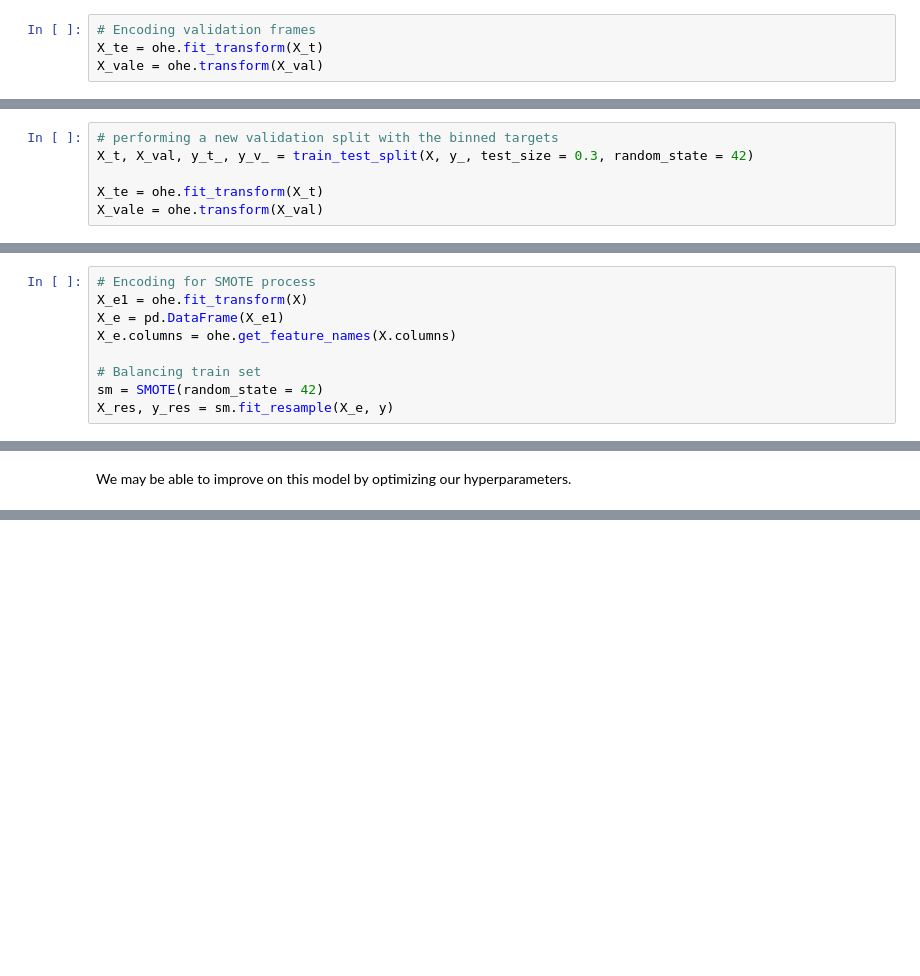
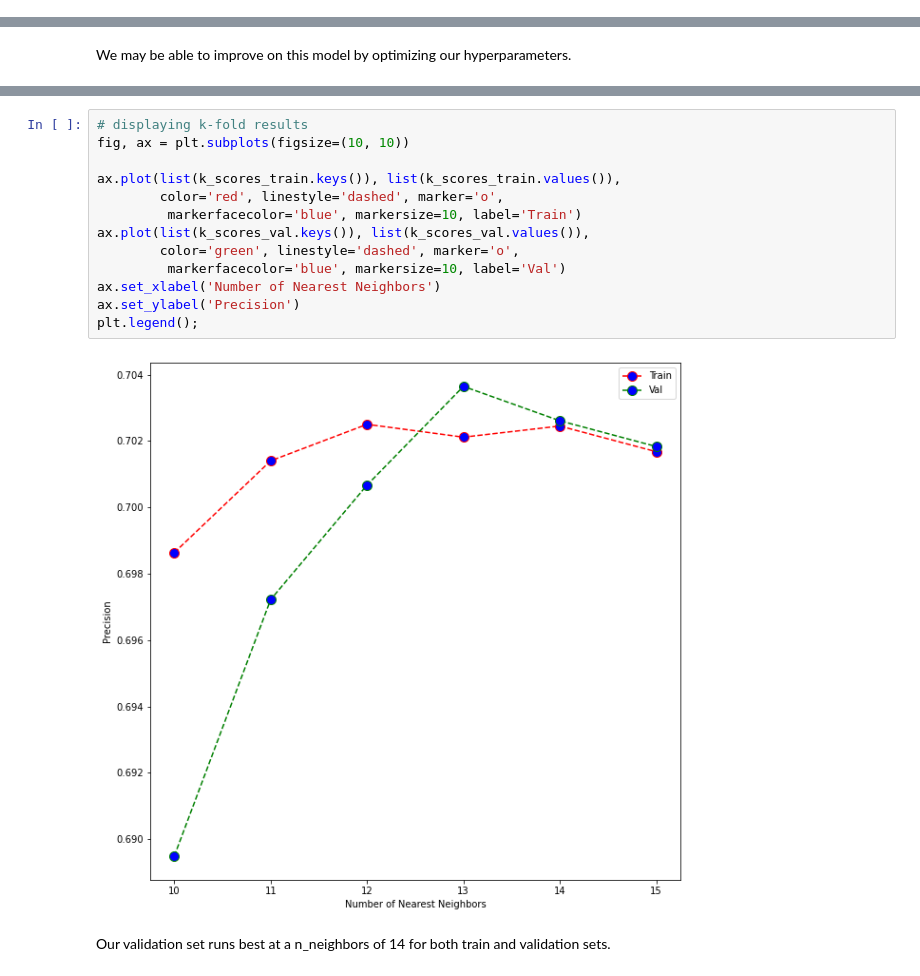
Before and after one commit to sgchatrathi/tanzania-water-projectp3, a Jupyter notebook: Tanzania_Wells.ipynb, the cells around one changed output, grey strips where cells are left out. Drawn from its saved outputs; the diff is of its cells as text; blank space fills up the shorter version.

Commit message:
Complete SMOTE analysis. Add Conclusion

```diff
--- a/Tanzania_Wells.ipynb
+++ b/Tanzania_Wells.ipynb
@@ -643,4 +637,0 @@ X_t, X_val, y_t, y_val = train_test_split(X_train, y_train,
-# %%
-# Encoding validation frames
-X_te = ohe.fit_transform(X_t)
-X_vale = ohe.transform(X_val)
@@ -794,9 +783,3 @@ plt.legend();
 **Highest precision at n_neighbors = 20**
 
 We can run the model at a n_neighbors of 20.
-# %%
-# performing a new validation split with the binned targets
-X_t, X_val, y_t_, y_v_ = train_test_split(X, y_, test_size = 0.3, random_state = 42)
-
-X_te = ohe.fit_transform(X_t)
-X_vale = ohe.transform(X_val)
@@ -838,9 +804,0 @@ from imblearn.over_sampling import SMOTE
-# %%
-# Encoding for SMOTE process
-X_e1 = ohe.fit_transform(X)
-X_e = pd.DataFrame(X_e1)
-X_e.columns = ohe.get_feature_names(X.columns)
-
-# Balancing train set
-sm = SMOTE(random_state = 42)
-X_res, y_res = sm.fit_resample(X_e, y)
@@ -973,0 +887,17 @@ plt.legend();
+# %%
+# displaying k-fold results
+fig, ax = plt.subplots(figsize=(10, 10))
+
+ax.plot(list(k_scores_train.keys()), list(k_scores_train.values()),
+        color='red', linestyle='dashed', marker='o',
+         markerfacecolor='blue', markersize=10, label='Train')
+ax.plot(list(k_scores_val.keys()), list(k_scores_val.values()),
+        color='green', linestyle='dashed', marker='o',
+         markerfacecolor='blue', markersize=10, label='Val')
+ax.set_xlabel('Number of Nearest Neighbors')
+ax.set_ylabel('Precision')
+plt.legend();
+# %% [output]
+[figure, added]
+# %% [markdown]
+Our validation set runs best at a n_neighbors of 14 for both train and validation sets.
```
Also changed, not shown: parts of 32 cells of this notebook.
